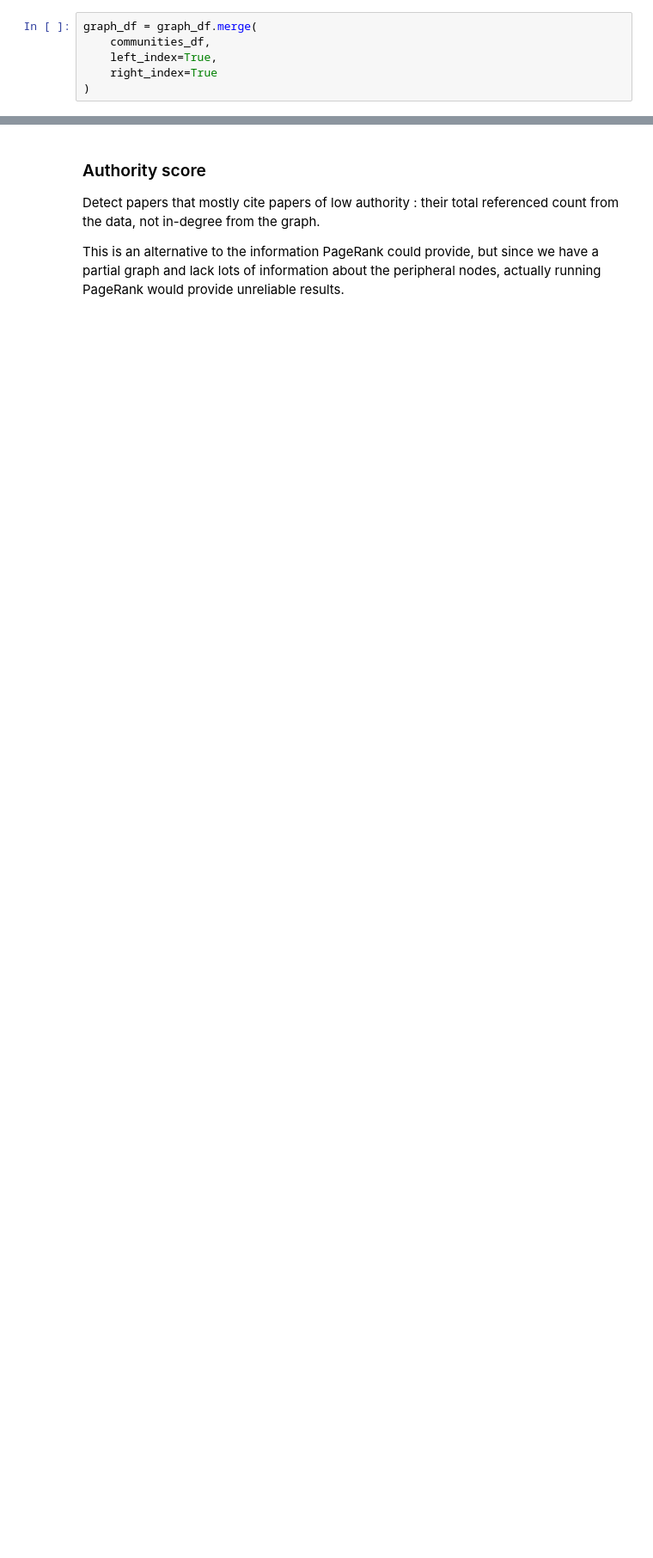
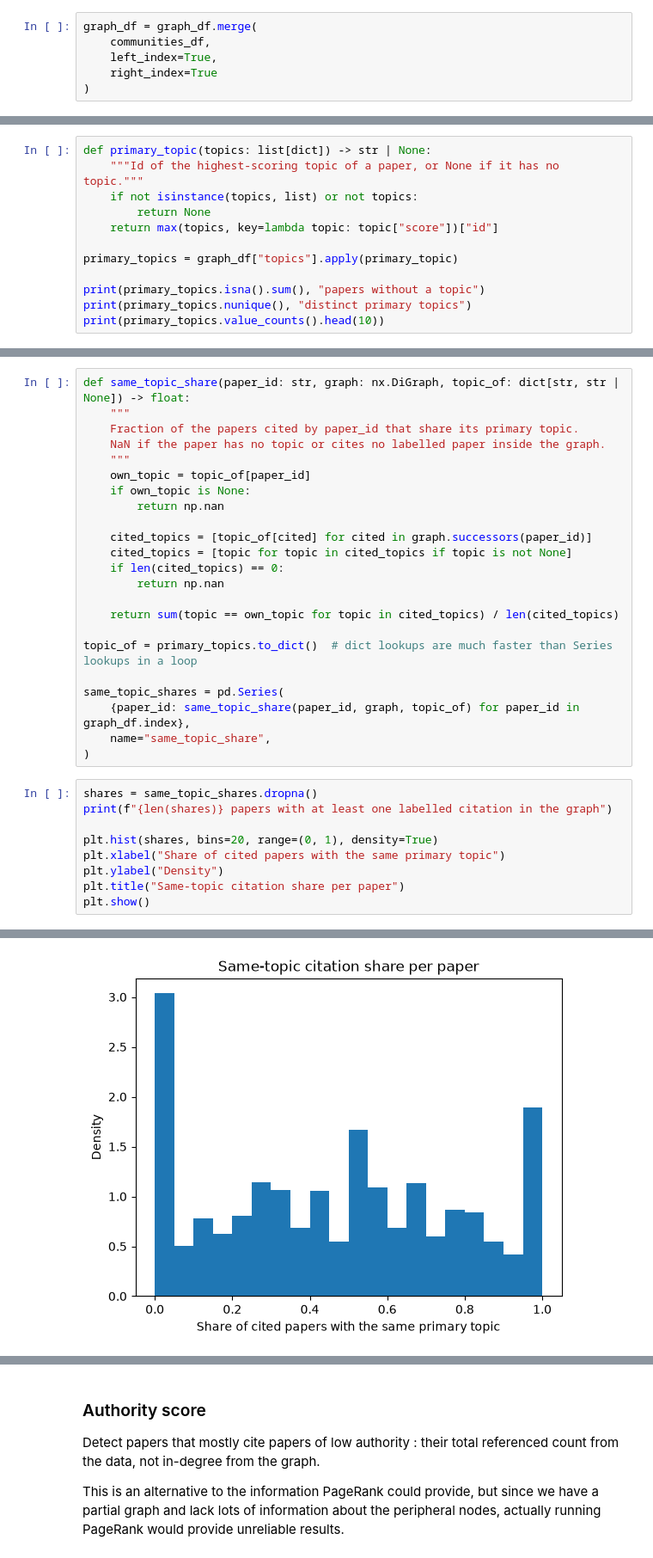
Before and after one commit to frasgp/finalproj, a Jupyter notebook: exploration.ipynb, the cells around one changed output, grey strips where cells are left out. Shown at 86% size. Cells and saved outputs as stored; diff of their text form; blank space fills up the shorter version.

```diff
--- a/exploration.ipynb
+++ b/exploration.ipynb
@@ -808,0 +827,12 @@ graph_df = graph_df.merge(
+# %%
+def primary_topic(topics: list[dict]) -> str | None:
+    """Id of the highest-scoring topic of a paper, or None if it has no topic."""
+    if not isinstance(topics, list) or not topics:
+        return None
+    return max(topics, key=lambda topic: topic["score"])["id"]
+
+primary_topics = graph_df["topics"].apply(primary_topic)
+
+print(primary_topics.isna().sum(), "papers without a topic")
+print(primary_topics.nunique(), "distinct primary topics")
+print(primary_topics.value_counts().head(10))
@@ -808,0 +854,33 @@ graph_df = graph_df.merge(
+# %%
+def same_topic_share(paper_id: str, graph: nx.DiGraph, topic_of: dict[str, str | None]) -> float:
+    """
+    Fraction of the papers cited by paper_id that share its primary topic.
+    NaN if the paper has no topic or cites no labelled paper inside the graph.
+    """
+    own_topic = topic_of[paper_id]
+    if own_topic is None:
+        return np.nan
+
+    cited_topics = [topic_of[cited] for cited in graph.successors(paper_id)]
+    cited_topics = [topic for topic in cited_topics if topic is not None]
+    if len(cited_topics) == 0:
+        return np.nan
+
+    return sum(topic == own_topic for topic in cited_topics) / len(cited_topics)
+
+topic_of = primary_topics.to_dict()  # dict lookups are much faster than Series lookups in a loop
+
+same_topic_shares = pd.Series(
+    {paper_id: same_topic_share(paper_id, graph, topic_of) for paper_id in graph_df.index},
+    name="same_topic_share",
+)
+# %%
+shares = same_topic_shares.dropna()
+print(f"{len(shares)} papers with at least one labelled citation in the graph")
+
+plt.hist(shares, bins=20, range=(0, 1), density=True)
+plt.xlabel("Share of cited papers with the same primary topic")
+plt.ylabel("Density")
+plt.title("Same-topic citation share per paper")
+plt.show()
+# %% [output]
@@ -808,0 +888 @@ graph_df = graph_df.merge(
+[figure, added]
```
Also changed, not shown: parts of 31 cells of this notebook.
